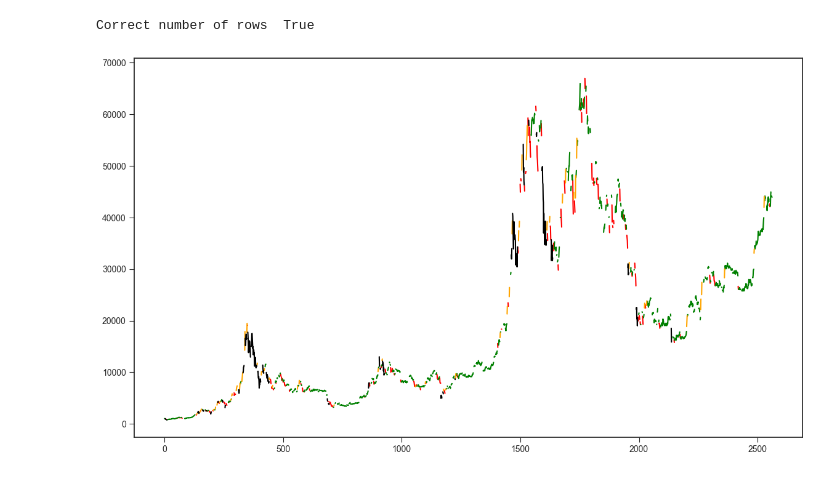
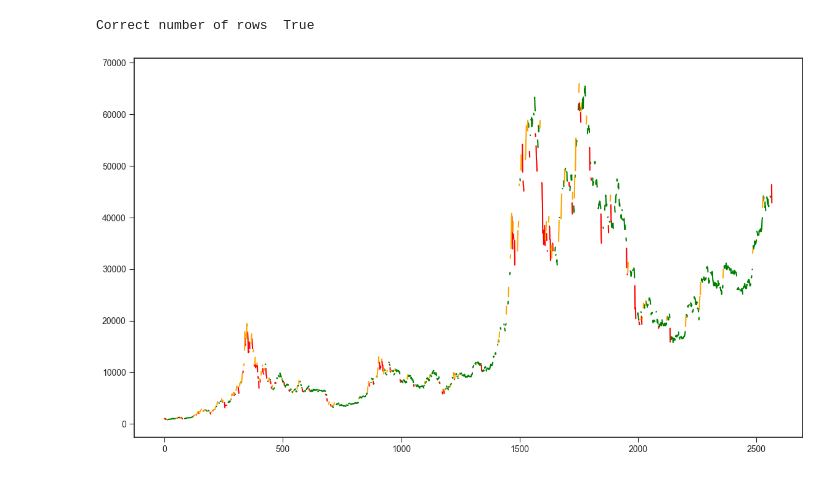
Before and after one commit to KreatorXoX/MLTrade, a Jupyter notebook: 1_Unsupervised/1-HMM-for-Market-Regimes.ipynb, the cells around one changed output. Saved outputs shown, nothing was run; the diff lists cells and outputs as text; code cells hidden in the pictures.

```diff
--- a/1_Unsupervised/1-HMM-for-Market-Regimes.ipynb
+++ b/1_Unsupervised/1-HMM-for-Market-Regimes.ipynb
@@ -15,8 +15,8 @@ import matplotlib.pyplot as plt
 # Data Extraction
 
 start_date = '2017-01-01'
-end_date = '2024-01-08'
-symbol = 'BTC-usd'
+end_date = '2024-01-14'
+symbol = 'BTC-USD'
 data = DataReader(symbol, start_date, end_date)
 # %% [output]
 [*********************100%%**********************]  1 of 1 completed
@@ -57,6 +57,6 @@ X_train.head()
 # %%
 # Fit HMM
 
-model = GaussianHMM(n_states=4, covariance_type="full", n_emissions=2)
+model = GaussianHMM(n_states=3, covariance_type="full", n_emissions=2)
 model.train([np.array(X_train.values)])
 # %% [output]
@@ -104,40 +100,36 @@ i=0
 labels_0 = []
 labels_1 = []
 labels_2 = []
-labels_3 = []
+
 
 for state in hidden_states:
     if state == 0:
         labels_0.append(prices[i])
         labels_1.append(np.nan)
         labels_2.append(np.nan)
-        labels_3.append(np.nan)
+
     elif state == 1:
         labels_0.append(np.nan)
         labels_1.append(prices[i])
         labels_2.append(np.nan)
-        labels_3.append(np.nan)
-    elif state == 2:
+
+    else:
         labels_0.append(np.nan)
         labels_1.append(np.nan)
         labels_2.append(prices[i])
-        labels_3.append(np.nan)
-    else:
-        labels_0.append(np.nan)
-        labels_1.append(np.nan)
-        labels_2.append(np.nan)
-        labels_3.append(prices[i])
+
+
     i+=1
 # %% [output]
 Correct number of rows  True
 # %%
 # Plot Results
 
 fig = plt.figure(figsize=(14,8))
-plt.plot(labels_0, color='red')
-plt.plot(labels_1, color='green')
+plt.plot(labels_0, color='green')
+plt.plot(labels_1, color='red')
 plt.plot(labels_2, color='orange')
-plt.plot(labels_3, color='black')
+
 plt.show()
 # %% [output]
-[figure, old version]
+[figure, new version]
```
Also changed, not shown: parts of 4 cells of this notebook, 2 other files.
